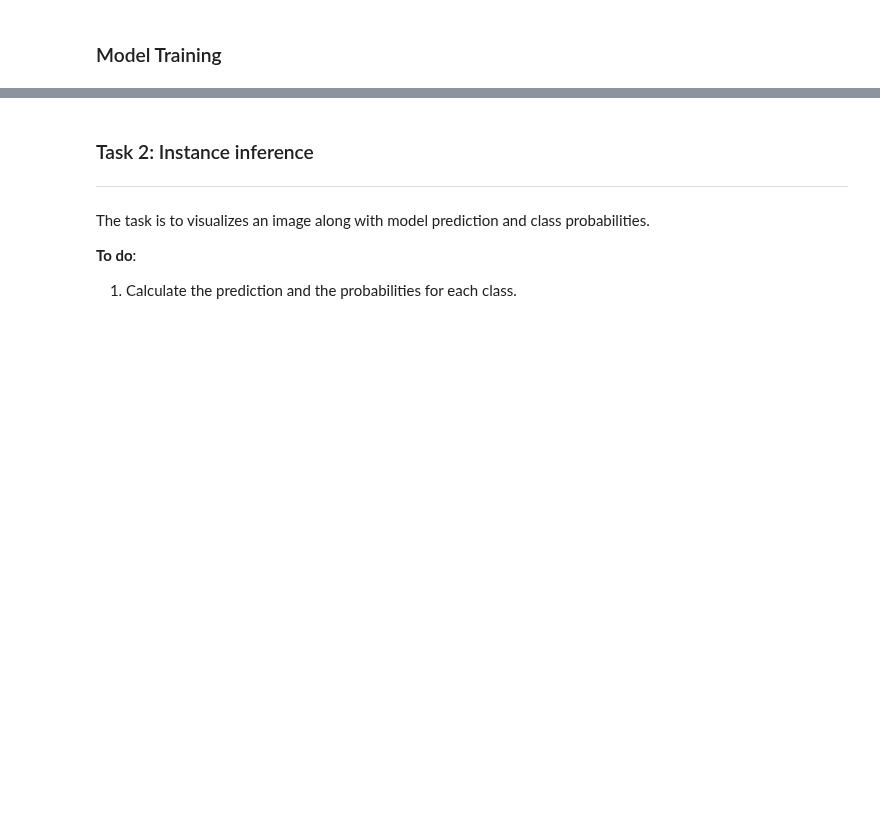
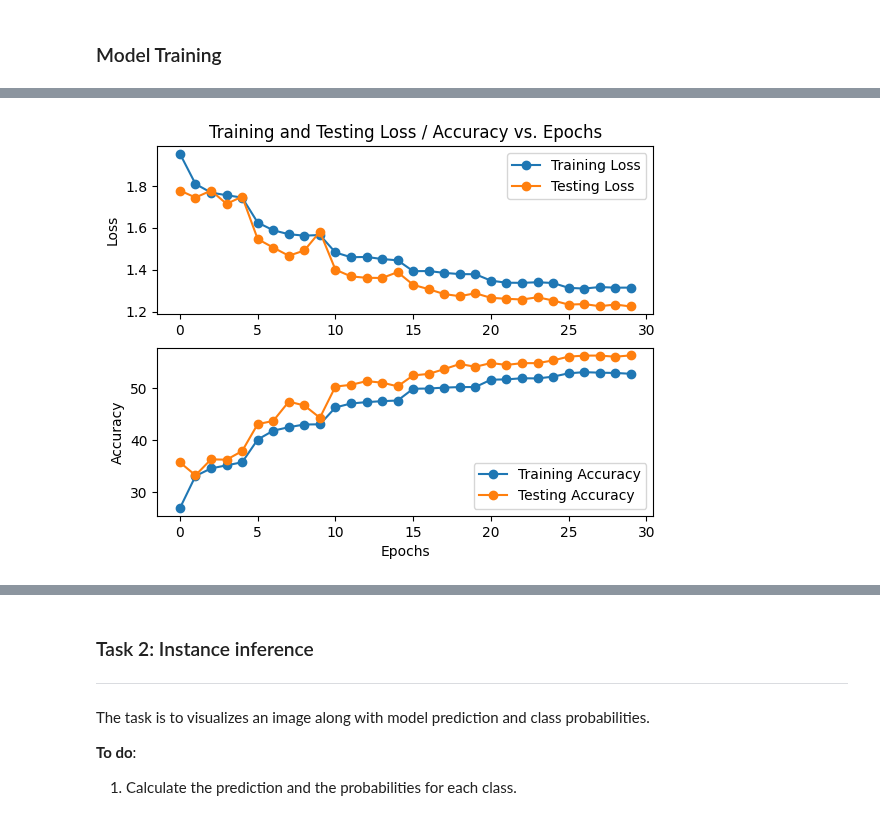
Before and after one commit to SustechSTA303/STA303-Assignment01, a Jupyter notebook: Assignment01.ipynb, the cells around one changed output, grey strips where cells are left out. Saved outputs shown, nothing was run; the diff lists cells and outputs as text; code cells hidden in the pictures; blank space fills up the shorter version.

```diff
--- a/Assignment01.ipynb
+++ b/Assignment01.ipynb
@@ -256,0 +467,7 @@ for epoch in range(NUM_EPOCHS):
+# %%
+model = ConvNet()
+model.to(device)
+optimizer = optim.SGD(model.parameters(), lr=LEARNING_RATE, momentum=MOMENTUM)
+scheduler = torch.optim.lr_scheduler.StepLR(optimizer, step_size=STEP, gamma=GAMMA)
+loss_func = loss_function_2  # 选择要调用的损失函数
+training_loss, training_acc, testing_loss, testing_acc = train_and_test_model(loss_func)
@@ -256,0 +492,43 @@ for epoch in range(NUM_EPOCHS):
+# %%
+# 定义四个数组
+train_loss_list2 = []
+test_loss_list2 = []
+train_acc_list2 = []
+test_acc_list2 = []
+
+# 将训练损失和准确率添加到相应的列表中
+for loss in training_loss:
+    train_loss_list2.append(loss)
+
+for loss in testing_loss:
+    test_loss_list2.append(loss)
+
+for acc in training_acc:
+    train_acc_list2.append(100 * acc)
+
+for acc in testing_acc:
+    test_acc_list2.append(100 * acc)
+
+# 迭代了NUM_EPOCHS次
+x = range(0, NUM_EPOCHS)
+
+# 绘制训练损失和测试损失
+plt.subplot(2, 1, 1)
+plt.plot(x, train_loss_list2, label='Training Loss', marker='o')
+plt.plot(x, test_loss_list2, label='Testing Loss', marker='o')
+plt.title('Training and Testing Loss / Accuracy vs. Epochs')
+plt.ylabel('Loss')
+plt.legend()
+
+# 绘制训练准确率和测试准确率
+plt.subplot(2, 1, 2)
+plt.plot(x, train_acc_list2, label='Training Accuracy', marker='o')
+plt.plot(x, test_acc_list2, label='Testing Accuracy', marker='o')
+plt.xlabel('Epochs')
+plt.ylabel('Accuracy')
+plt.legend()
+
+# 显示图形
+plt.show()
+# %% [output]
+[figure, added]
```
Also changed, not shown: parts of 28 cells of this notebook.
